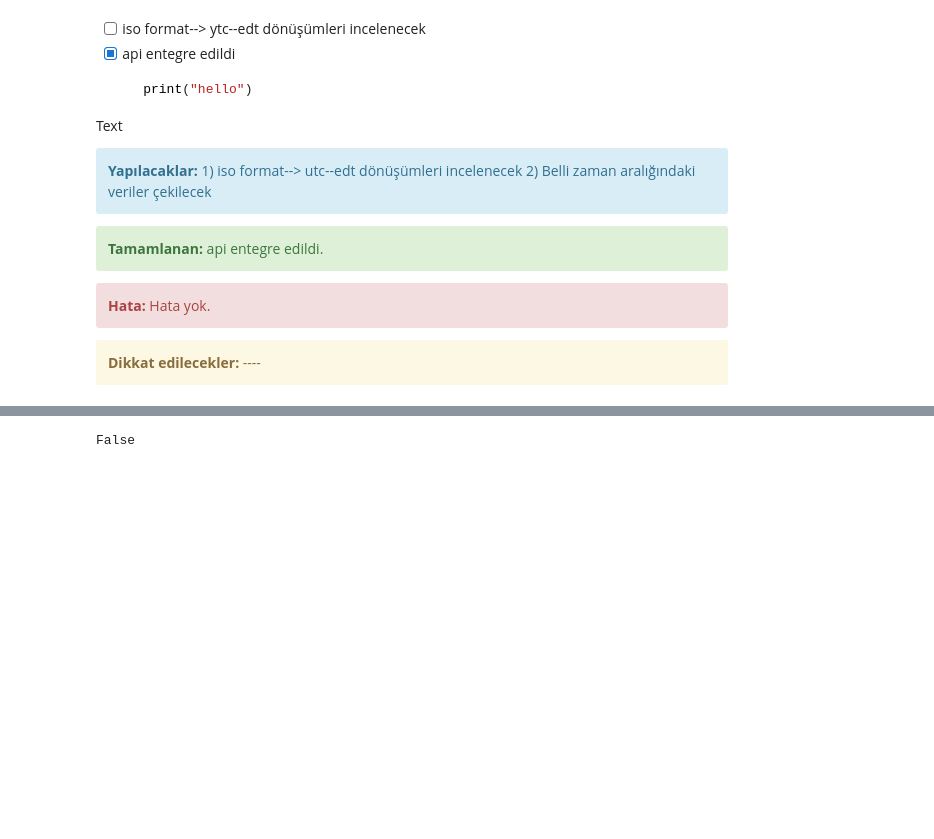
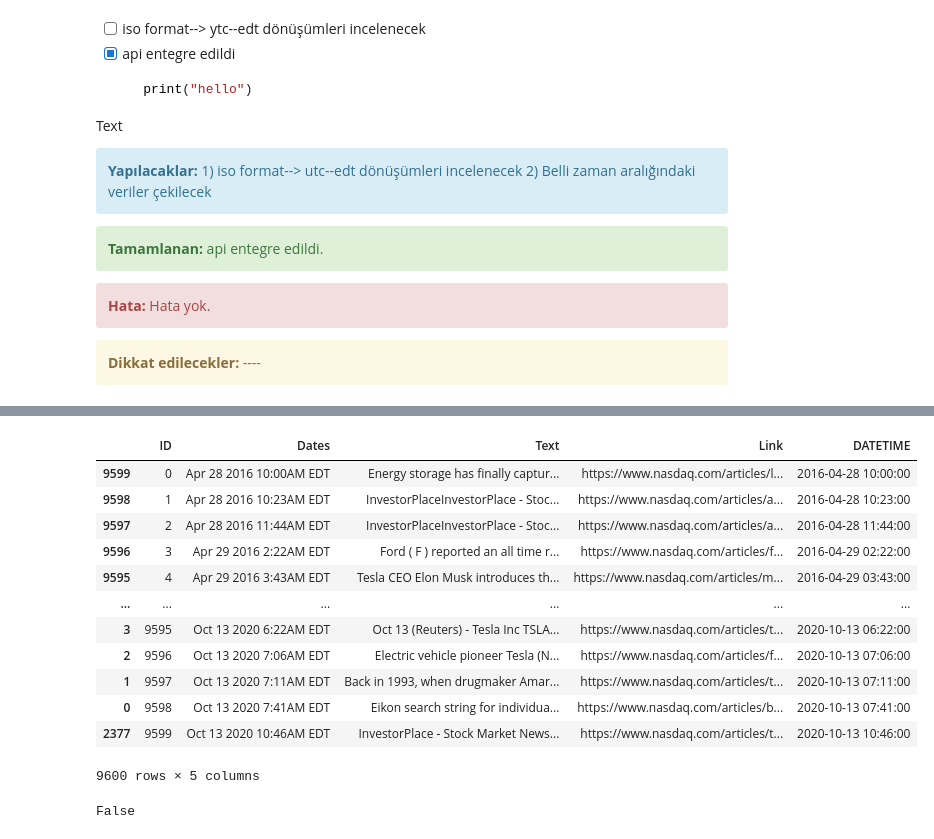
Before and after one commit to enesyuzak/getfinnews, a Jupyter notebook: preProcessNews.ipynb, the cells around one changed output, grey strips where cells are left out. Saved outputs shown, nothing was run; the diff lists cells and outputs as text; code cells hidden in the pictures; blank space fills up the shorter version.

```diff
--- a/preProcessNews.ipynb
+++ b/preProcessNews.ipynb
@@ -462,0 +432,40 @@ x
+# %%
+# tek bir gün için veriler:
+import requests
+from datetime import date, timedelta
+
+number_of_dates=(news_dates[-1]-news_dates[0]).days
+start_date = datetime.date(2019, 11, 8)
+delta = timedelta(days=2)
+end_date=start_date+delta
+symbol="TSLA"
+
+# To-Do: Burada gelmeyen durumlar var. Düzeltilecek
+df_c=pd.DataFrame()
+print("Open\tClose\tLast\tHigh\tDate\t\t\t\tDate2")
+for i in range(0,(number_of_dates-360)):
+    s=r"https://api.marketstack.com/v1/intraday?access_key=a7d3fe82fc47113f6c6da407a7d35041&symbols="+symbol+"&interval=15min&date_from="+str(start_date)+"&date_to="+str(end_date)
+    api_result = requests.get(s, params)
+    api_response = api_result.json()
+    for stock_data in api_response['data']:
+        df_ct=pd.DataFrame({"open":[stock_data['open']],"close":[stock_data['close']],"last":stock_data["last"],"high":stock_data["high"],"date":[stock_data['date']]})
+        #ss=str(stock_data['open']) + "\t"+ str(stock_data['close']) + "\t" + str(stock_data["last"]) + "\t" + str(stock_data["high"]) + "\t" + str(stock_data['date'])
+        #print(ss)
+        df_c=df_c.append(df_ct)
+        del df_ct
+    df_c=df_c.sort_values(by=["date"])
+    start_date=end_date
+    delta = timedelta(days=2)
+    end_date=start_date+delta
+
+
+#fig,ax=plt.subplots(figsize=(20,10))
+#ax.plot(df_c["date"],df_c["last"])
+#ax.set_xlabel("Time")
+#ax.set_ylabel("Price")
+#for tick in ax.get_xticklabels():
+#            tick.set_rotation(90)
+#plt.show()
+
+d_x=datetime.datetime.now().replace(microsecond=0).astimezone().isoformat()
+df_c
@@ -483,3 +580,21 @@ df_c
+# %%
+df_c
+df_news_sorted=df_news.sort_values(by=["DATETIME"])
+df_news_sorted
+# %% [output]
+|  | ID | Dates | Text | Link | DATETIME |
+| 9599 | 0 | Apr 28 2016 10:00AM EDT | Energy storage has finally captur... | https://www.nasdaq.com/articles/l... | 2016-04-28 10:00:00 |
+| 9598 | 1 | Apr 28 2016 10:23AM EDT | InvestorPlaceInvestorPlace - Stoc... | https://www.nasdaq.com/articles/a... | 2016-04-28 10:23:00 |
+| 9597 | 2 | Apr 28 2016 11:44AM EDT | InvestorPlaceInvestorPlace - Stoc... | https://www.nasdaq.com/articles/a... | 2016-04-28 11:44:00 |
+| 9596 | 3 | Apr 29 2016 2:22AM EDT | Ford ( F ) reported an all time r... | https://www.nasdaq.com/articles/f... | 2016-04-29 02:22:00 |
+| 9595 | 4 | Apr 29 2016 3:43AM EDT | Tesla CEO Elon Musk introduces th... | https://www.nasdaq.com/articles/m... | 2016-04-29 03:43:00 |
+| ... | ... | ... | ... | ... | ... |
+| 3 | 9595 | Oct 13 2020 6:22AM EDT | Oct 13 (Reuters) - Tesla Inc TSLA... | https://www.nasdaq.com/articles/t... | 2020-10-13 06:22:00 |
+| 2 | 9596 | Oct 13 2020 7:06AM EDT | Electric vehicle pioneer Tesla (N... | https://www.nasdaq.com/articles/f... | 2020-10-13 07:06:00 |
+| 1 | 9597 | Oct 13 2020 7:11AM EDT | Back in 1993, when drugmaker Amar... | https://www.nasdaq.com/articles/t... | 2020-10-13 07:11:00 |
+| 0 | 9598 | Oct 13 2020 7:41AM EDT | Eikon search string for individua... | https://www.nasdaq.com/articles/b... | 2020-10-13 07:41:00 |
+| 2377 | 9599 | Oct 13 2020 10:46AM EDT | InvestorPlace - Stock Market News... | https://www.nasdaq.com/articles/t... | 2020-10-13 10:46:00 |
+9600 rows × 5 columns
 # %%
 df_c.empty
 # %% [output]
```
Also changed, not shown: parts of 20 cells of this notebook, 1 other file.
